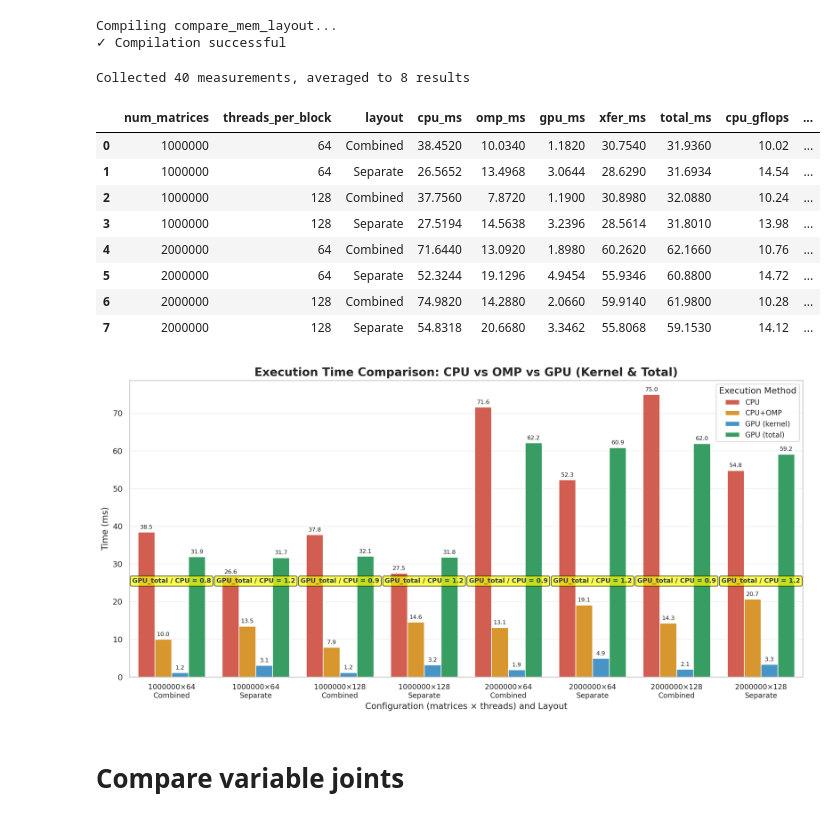
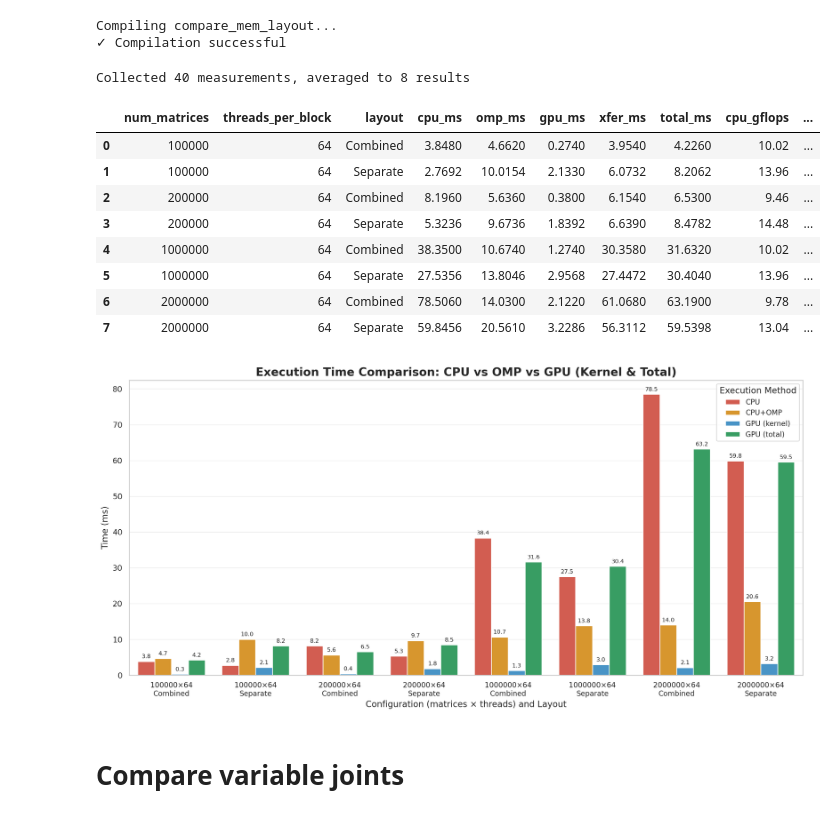
Before and after one commit to YuchengHuang313/ECE455, a Jupyter notebook: Proj/memory_comparison.ipynb, the cells around one changed output. Drawn from its saved outputs; the diff is of its cells as text; code cells hidden in the pictures.

```diff
--- a/Proj/memory_comparison.ipynb
+++ b/Proj/memory_comparison.ipynb
@@ -145,7 +145,7 @@ Compiling compare_mem_layout...
 ✓ Compilation successful
 # %%
 # Run memory layout benchmarks
-test_configs = [(1000000, 64), (1000000, 128), (2000000, 64), (2000000, 128)]
+test_configs = [(100000, 64), (200000, 64), (1000000, 64), (2000000, 64)]
 csv_file_layout = '/home/yucheng/workspace/ECE455/Proj/compare_mem_layout_output.csv'
 num_runs_layout = 5
 
@@ -168,14 +168,14 @@ layout_df
 # %% [output]
 Collected 40 measurements, averaged to 8 results
 |  | num_matrices | threads_per_block | layout | cpu_ms | omp_ms | gpu_ms | xfer_ms | total_ms | cpu_gflops | ... |
-| 0 | 1000000 | 64 | Combined | 38.4520 | 10.0340 | 1.1820 | 30.7540 | 31.9360 | 10.02 | ... |
-| 1 | 1000000 | 64 | Separate | 26.5652 | 13.4968 | 3.0644 | 28.6290 | 31.6934 | 14.54 | ... |
-| 2 | 1000000 | 128 | Combined | 37.7560 | 7.8720 | 1.1900 | 30.8980 | 32.0880 | 10.24 | ... |
-| 3 | 1000000 | 128 | Separate | 27.5194 | 14.5638 | 3.2396 | 28.5614 | 31.8010 | 13.98 | ... |
-| 4 | 2000000 | 64 | Combined | 71.6440 | 13.0920 | 1.8980 | 60.2620 | 62.1660 | 10.76 | ... |
-| 5 | 2000000 | 64 | Separate | 52.3244 | 19.1296 | 4.9454 | 55.9346 | 60.8800 | 14.72 | ... |
-| 6 | 2000000 | 128 | Combined | 74.9820 | 14.2880 | 2.0660 | 59.9140 | 61.9800 | 10.28 | ... |
-| 7 | 2000000 | 128 | Separate | 54.8318 | 20.6680 | 3.3462 | 55.8068 | 59.1530 | 14.12 | ... |
+| 0 | 100000 | 64 | Combined | 3.8480 | 4.6620 | 0.2740 | 3.9540 | 4.2260 | 10.02 | ... |
+| 1 | 100000 | 64 | Separate | 2.7692 | 10.0154 | 2.1330 | 6.0732 | 8.2062 | 13.96 | ... |
+| 2 | 200000 | 64 | Combined | 8.1960 | 5.6360 | 0.3800 | 6.1540 | 6.5300 | 9.46 | ... |
+| 3 | 200000 | 64 | Separate | 5.3236 | 9.6736 | 1.8392 | 6.6390 | 8.4782 | 14.48 | ... |
+| 4 | 1000000 | 64 | Combined | 38.3500 | 10.6740 | 1.2740 | 30.3580 | 31.6320 | 10.02 | ... |
+| 5 | 1000000 | 64 | Separate | 27.5356 | 13.8046 | 2.9568 | 27.4472 | 30.4040 | 13.96 | ... |
+| 6 | 2000000 | 64 | Combined | 78.5060 | 14.0300 | 2.1220 | 61.0680 | 63.1900 | 9.78 | ... |
+| 7 | 2000000 | 64 | Separate | 59.8456 | 20.5610 | 3.2286 | 56.3112 | 59.5398 | 13.04 | ... |
 # %%
 # Execution Time Comparison: CPU, OMP, GPU (kernel), and GPU (total w/ transfer)
 fig, ax = plt.subplots(figsize=(14, 7), dpi=200)
@@ -190,47 +190,34 @@ for _, row in layout_df.iterrows():
     layout = row['layout']
     plot_data.append({'config': config, 'layout': layout, 'method': 'CPU', 'time_ms': row['cpu_ms']})
     plot_data.append({'config': config, 'layout': layout, 'method': 'CPU+OMP', 'time_ms': row['omp_ms']})
     plot_data.append({'config': config, 'layout': layout, 'method': 'GPU (kernel)', 'time_ms': row['gpu_ms']})
     plot_data.append({'config': config, 'layout': layout, 'method': 'GPU (total)', 'time_ms': row['total_ms']})
 
 plot_df = pd.DataFrame(plot_data)
 
 # Create combined x-axis labels (config + layout)
 plot_df['x_label'] = plot_df['config'] + '\n' + plot_df['layout']
 
 sns.barplot(data=plot_df, x='x_label', y='time_ms', hue='method',
             palette=['#e74c3c', '#f39c12', '#3498db', '#27ae60'], ax=ax)
 
 plt.title('Execution Time Comparison: CPU vs OMP vs GPU (Kernel & Total)',
           fontsize=16, fontweight='bold')
 ax.set_ylabel('Time (ms)', fontsize=12)
 ax.set_xlabel('Configuration (matrices × threads) and Layout', fontsize=12)
 ax.legend(title='Execution Method', loc='best', fontsize=10)
 ax.grid(True, alpha=0.3, axis='y')
 
 # Add value labels on bars
 for container in ax.containers:
     ax.bar_label(container, fmt='%.1f', padding=3, fontsize=8)
 
-# Add GPU speedup annotations (GPU total vs CPU)
-configs = layout_df['config'].unique()
-for i, config in enumerate(configs):
-    for j, layout in enumerate(['Separate', 'Combined']):
-        x_pos = i * 2 + j
-        cpu_time = layout_df[(layout_df['config'] == config) & (layout_df['layout'] == layout)]['cpu_ms'].values[0]
-        gpu_time = layout_df[(layout_df['config'] == config) & (layout_df['layout'] == layout)]['total_ms'].values[0]
-        speedup = cpu_time / gpu_time
-
-        # Place speedup annotation at bottom
-        ax.annotate(f'GPU_total / CPU = {speedup:.1f}', xy=(x_pos, 25), ha='center',
-                    fontsize=9, fontweight='bold', color='#2c3e50',
-                    bbox=dict(boxstyle='round,pad=0.3', facecolor='yellow', alpha=0.7, edgecolor='black'))
 
 plt.xticks(rotation=0, fontsize=10)
 plt.tight_layout()
 plt.show()
 # %% [output]
-[figure, old version]
+[figure, new version]
 # %% [markdown]
 # Compare variable joints
 # %% [markdown]
```
Also changed, not shown: parts of 2 cells of this notebook, 11 other files.
